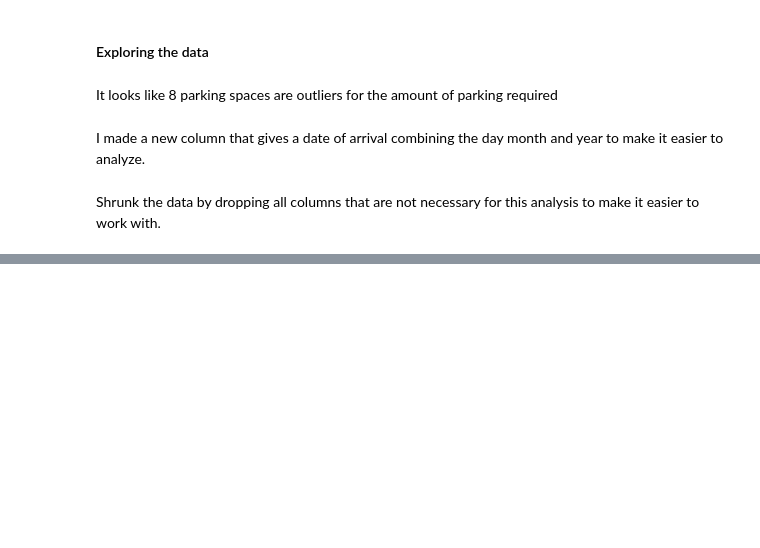
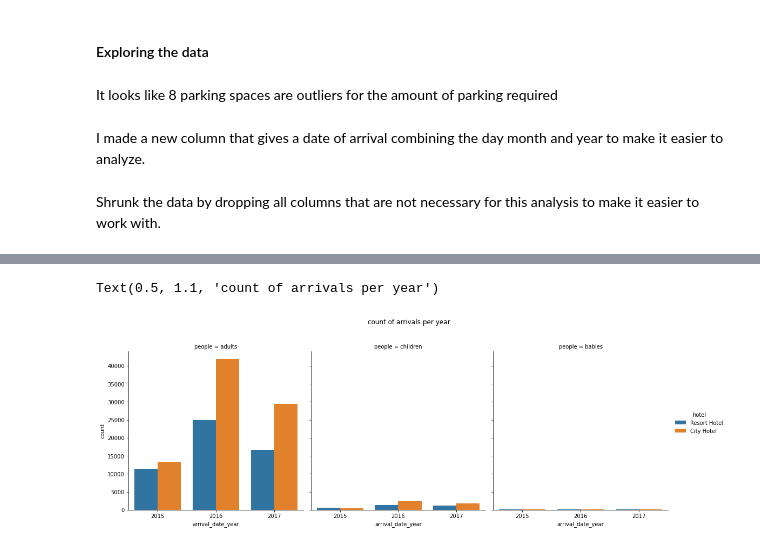
Before and after one commit to leahitzinger/leahs-work, a Jupyter notebook: seeborn_guided_project.ipynb, the cells around one changed output, grey strips where cells are left out. Saved outputs shown, nothing was run; the diff lists cells and outputs as text; code cells hidden in the pictures; blank space fills up the shorter version.

```diff
--- a/seeborn_guided_project.ipynb
+++ b/seeborn_guided_project.ipynb
@@ -88,0 +157,6 @@ Shrunk the data by dropping all columns that are not necessary for this analysis
+# %%
+sns.catplot(data=people[people['is_canceled']==0], col='people',x='arrival_date_year',kind='count',hue='hotel')
+plt.suptitle('count of arrivals per year', y=1.1)
+# %% [output]
+Text(0.5, 1.1, 'count of arrivals per year')
+[figure, added]
```
Also changed, not shown: parts of 41 cells of this notebook.
